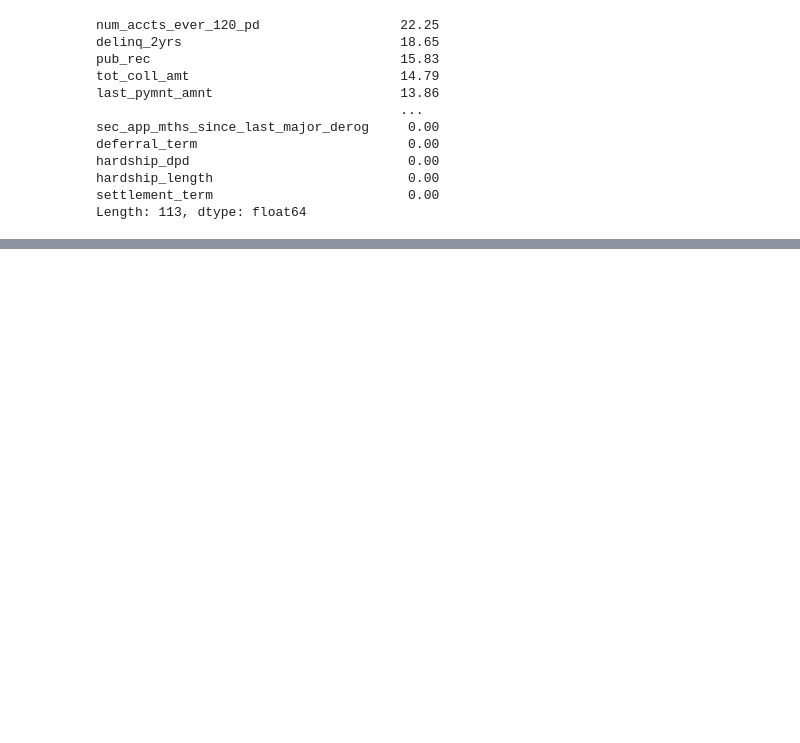
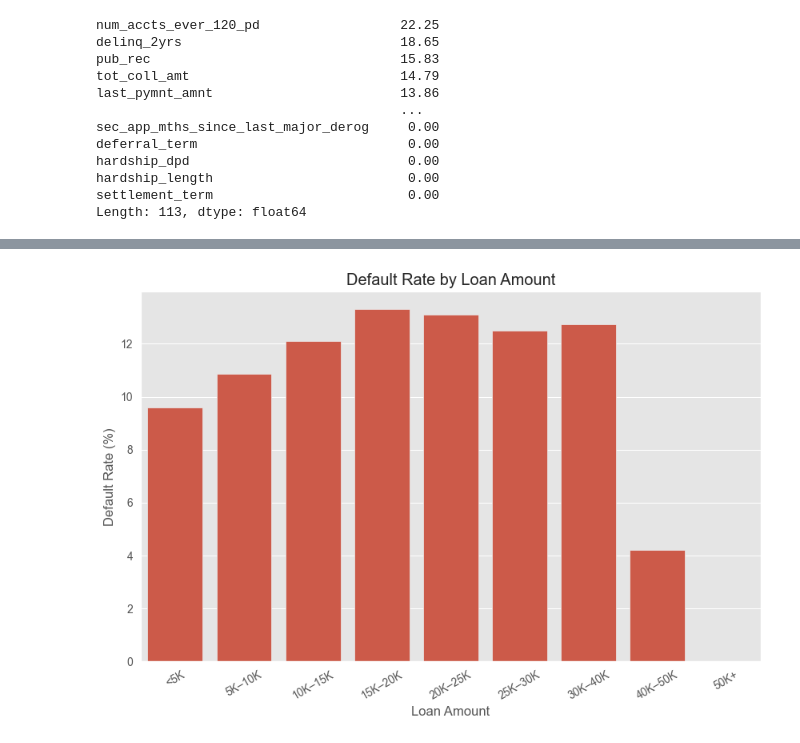
Before and after one commit to sanusinghshekhawat/credit-risk-platform, a Jupyter notebook: notebooks/01_exploratory_data_analysis.ipynb, the cells around one changed output, grey strips where cells are left out. Drawn from its saved outputs; the diff is of its cells as text; code cells hidden in the pictures; blank space fills up the shorter version.

Commit message:
feat: complete exploratory data analysis

```diff
--- a/notebooks/01_exploratory_data_analysis.ipynb
+++ b/notebooks/01_exploratory_data_analysis.ipynb
@@ -298,0 +334,6 @@ Length: 113, dtype: float64
+# %%
+eda_df = pd.read_parquet(
+    ProjectPaths.EDA_DATASET,
+)
+
+print(f"EDA dataset shape: {eda_df.shape}")
@@ -298,0 +428,10 @@ Length: 113, dtype: float64
+# %%
+loan_amount_summary = loan_amount_analysis.groupby(
+    "loan_amount_band", observed=True
+).agg(
+    loans=("loan_status", "size"),
+    default_rate=("loan_status", lambda x: (x == "Charged Off").mean() * 100),
+    median_loan_amount=("loan_amnt", "median"),
+)
+
+display(loan_amount_summary)
@@ -298,0 +449,17 @@ Length: 113, dtype: float64
+# %%
+plt.figure(figsize=(10, 6))
+
+sns.barplot(
+    data=loan_amount_summary.reset_index(),
+    x="loan_amount_band",
+    y="default_rate",
+)
+
+plt.title("Default Rate by Loan Amount")
+plt.xlabel("Loan Amount")
+plt.ylabel("Default Rate (%)")
+plt.xticks(rotation=30)
+
+plt.show()
+# %% [output]
+[figure, added]
```
Also changed, not shown: parts of 111 cells of this notebook, 3 other files.
